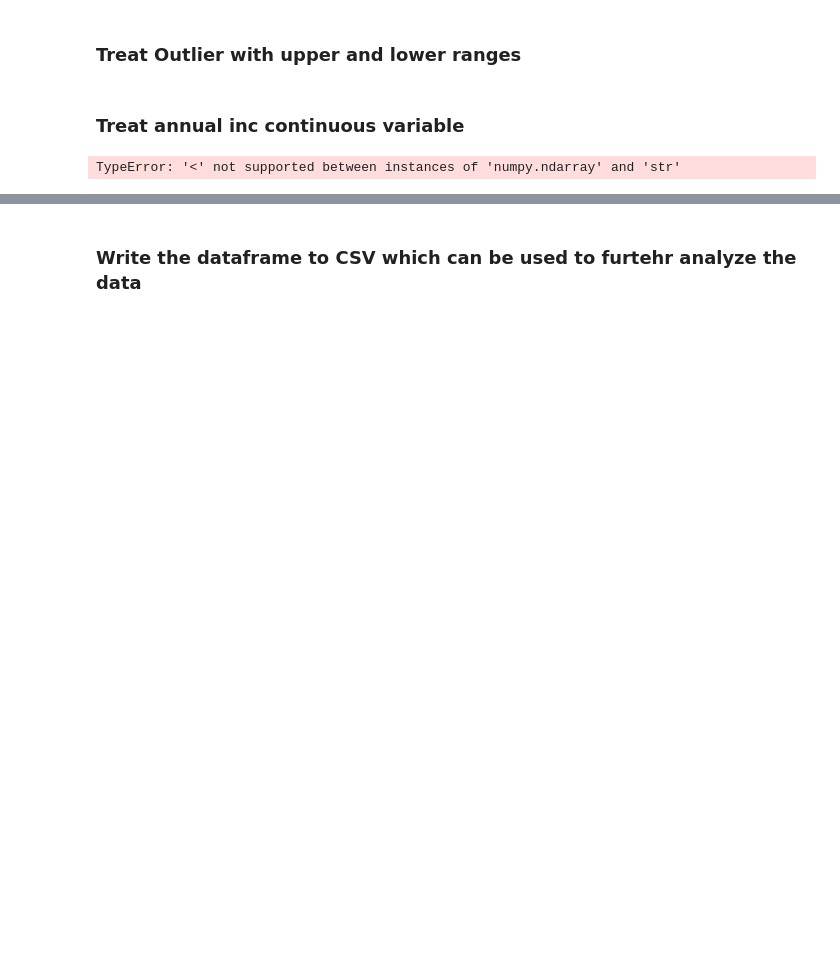
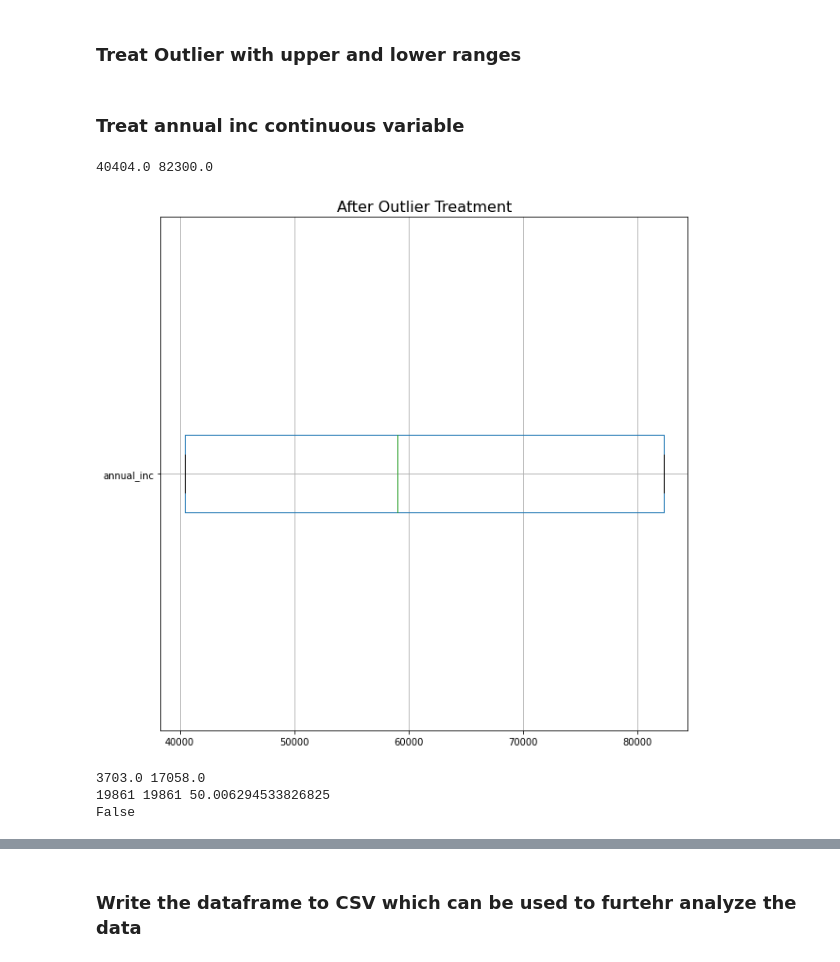
Before and after one commit to geeta-m-desai/LendingClubCaseStudy, a Jupyter notebook: Group_Facilitator_Geeta.ipynb, the cells around one changed output, grey strips where cells are left out. Cells and saved outputs as stored; diff of their text form; code cells hidden in the pictures; blank space fills up the shorter version.

```diff
--- a/Group_Facilitator_Geeta.ipynb
+++ b/Group_Facilitator_Geeta.ipynb
@@ -229,11 +239,12 @@ plt.show()
 # %%
 ### Based on Plot Above annual_inc has lot of outliers
 # %%
-def detect_outlier_range(col,cont_var):
+def detect_outlier_range(col):
     sorted(col)
-    Q1=df[cont_var].quantile([0.25]).loc[0.25]
-    Q3=df[cont_var].quantile([0.75]).loc[0.75]
-    return Q1[0], Q3[0]
+    Q1=col.quantile([0.25]).loc[0.25]
+    Q3=col.quantile([0.75]).loc[0.75]
+    print(Q1,Q3)
+    return Q1, Q3
 # %% [markdown]
 ### Function for Check if outlier can be removed
 # %%
@@ -270,8 +282,17 @@ def treat_outlier(cont):
 # %%
 treat_outlier(annual_inc_cont)
 plt.figure(figsize=(10,10))
-df[cont].boxplot(vert=0)
+df[annual_inc_cont].boxplot(vert=0)
 plt.title('After Outlier Treatment',fontsize=16)
 plt.show()
 # %% [output]
-TypeError: '<' not supported between instances of 'numpy.ndarray' and 'str'
+40404.0 82300.0
+[figure, added]
+# %%
+revol_bal_cont = df.dtypes[(df.dtypes!='uint8') & (df.dtypes!='bool') & (df.columns.values == 'revol_bal') ].index
+print(check_remove_outlier(revol_bal_cont))
+#As more than 50% values are outliers we can not remove outliers , we need to treat them
+# %% [output]
+3703.0 17058.0
+19861 19861 50.006294533826825
+False
```
Also changed, not shown: parts of 16 cells of this notebook.
